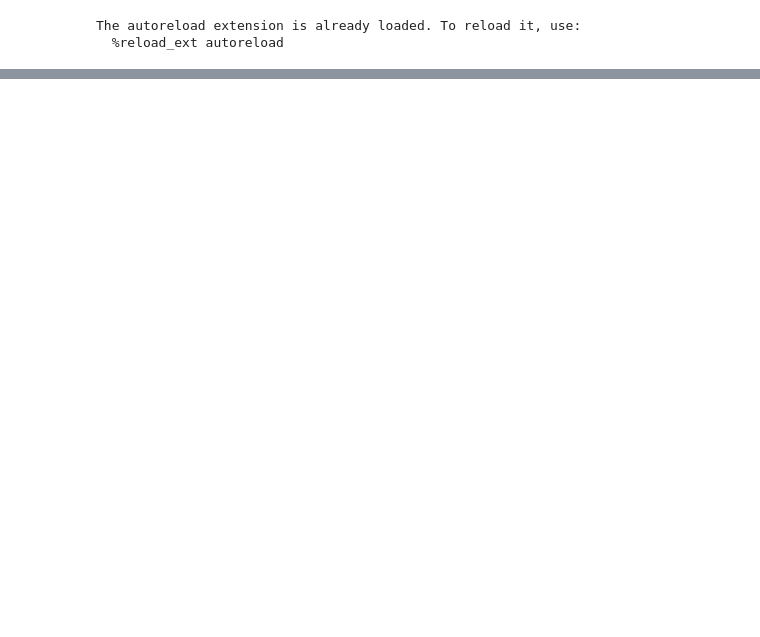
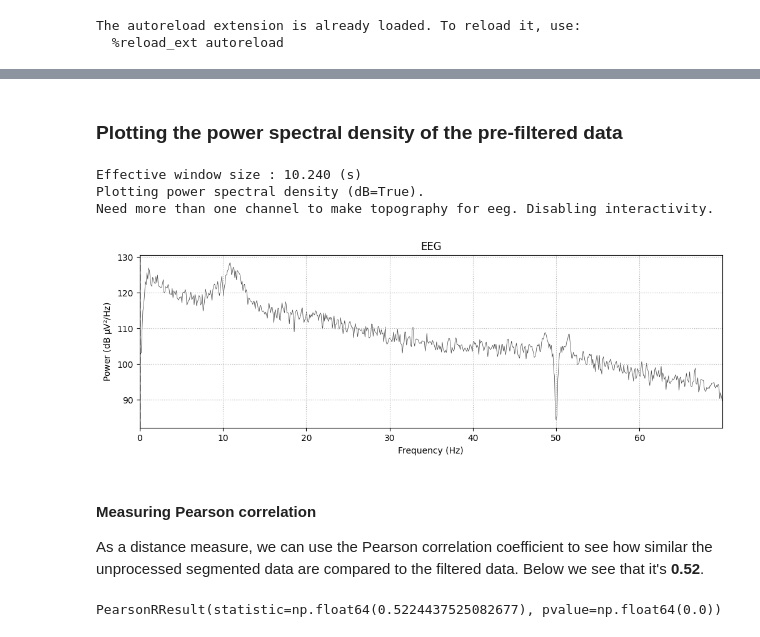
Before and after one commit to syntactic/EEG-Biometric-Authentication, a Jupyter notebook: project.ipynb, the cells around one changed output, grey strips where cells are left out. Cells and saved outputs as stored; diff of their text form; code cells hidden in the pictures; blank space fills up the shorter version.

```diff
--- a/project.ipynb
+++ b/project.ipynb
@@ -133,0 +61,16 @@ dtype: float64
+# %% [markdown]
+### Plotting the power spectral density of the pre-filtered data
+# %%
+_ = s01_ex02_s01_filtered_raw.compute_psd(fmax=70, picks="T7").plot(picks="data", exclude="bads", amplitude=False, show=False)
+# %% [output]
+Effective window size : 10.240 (s)
+Plotting power spectral density (dB=True).
+Need more than one channel to make topography for eeg. Disabling interactivity.
+[figure, added]
+# %% [markdown]
+#### Measuring Pearson correlation
+As a distance measure, we can use the Pearson correlation coefficient to see how similar the unprocessed segmented data are compared to the filtered data. Below we see that it's **0.52**.
+# %%
+print(scipy.stats.pearsonr(s01_ex02_s01_segmented_df["T7"].values, s01_ex02_s01_filtered_df["T7"].values))
+# %% [output]
+PearsonRResult(statistic=np.float64(0.5224437525082677), pvalue=np.float64(0.0))
```
Also changed, not shown: parts of 47 cells of this notebook, 1 other file.
